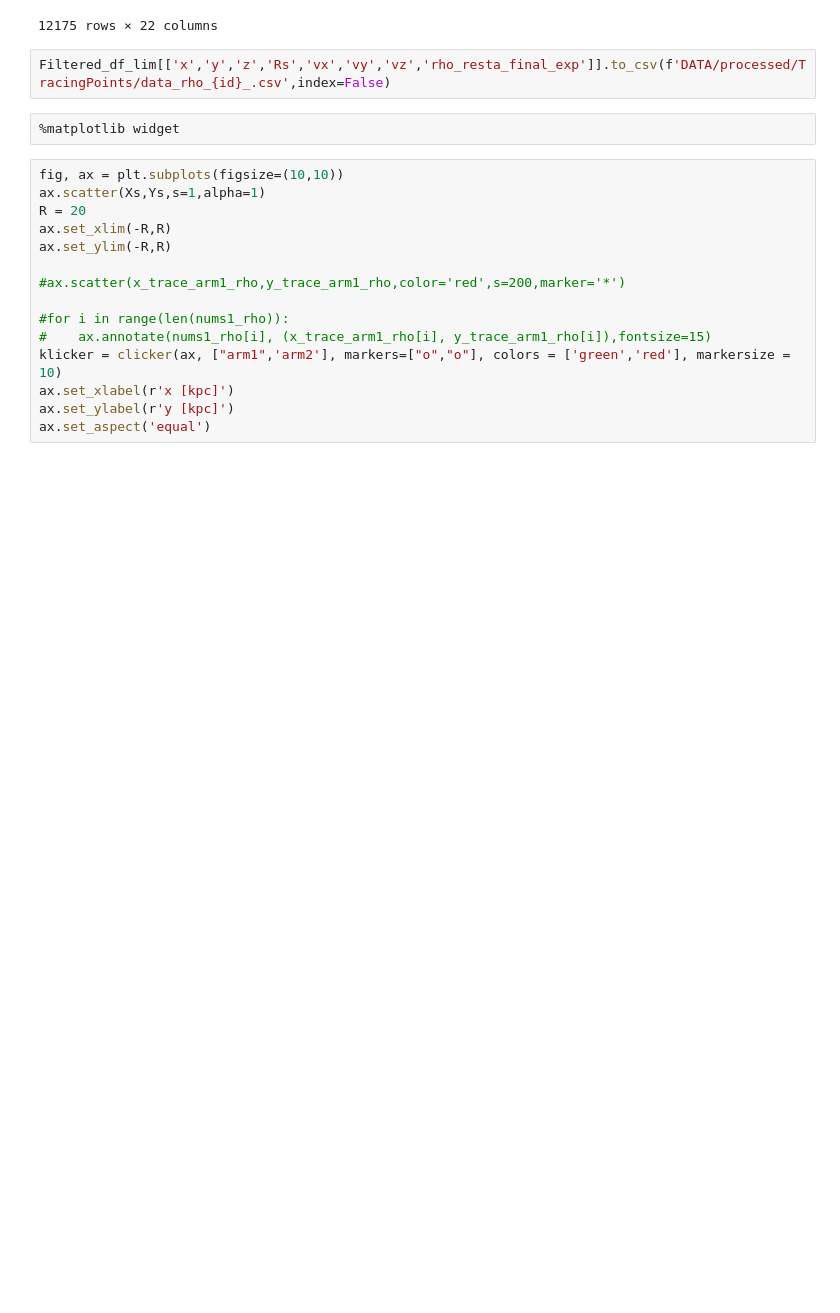
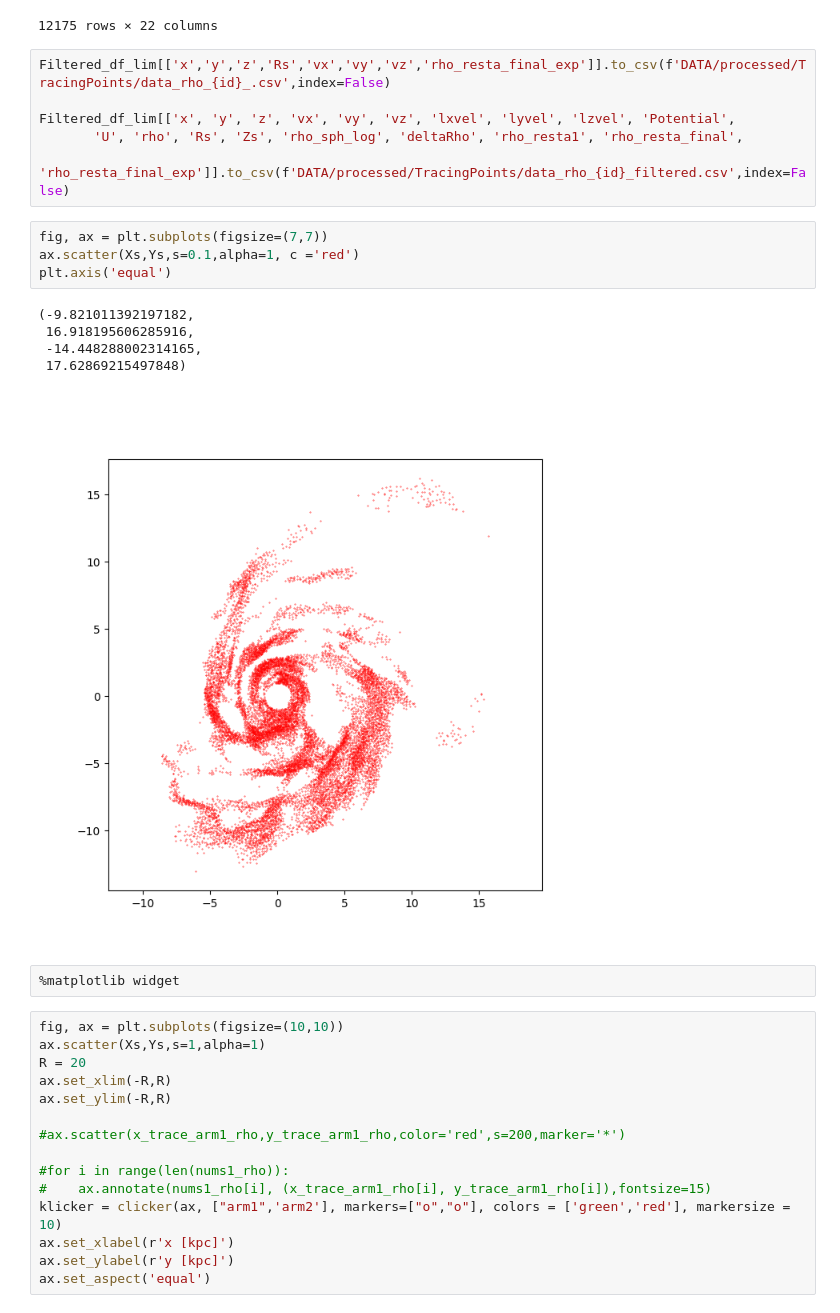
Before and after one commit to danielhcertuche/SpiralStructure_IllustrisTNG50, a Jupyter notebook: Arm_TracingPoints_rho-Copy23_09_DANI-Halo17.ipynb, the cells around one changed output. Drawn from its saved outputs; the diff is of its cells as text; blank space fills up the shorter version.

```diff
--- a/Arm_TracingPoints_rho-Copy23_09_DANI-Halo17.ipynb
+++ b/Arm_TracingPoints_rho-Copy23_09_DANI-Halo17.ipynb
@@ -347,6 +347,20 @@ Filtered_df_lim
 12175 rows × 22 columns
 # %%
 Filtered_df_lim[['x','y','z','Rs','vx','vy','vz','rho_resta_final_exp']].to_csv(f'DATA/processed/TracingPoints/data_rho_{id}_.csv',index=False)
+
+Filtered_df_lim[['x', 'y', 'z', 'vx', 'vy', 'vz', 'lxvel', 'lyvel', 'lzvel', 'Potential',
+       'U', 'rho', 'Rs', 'Zs', 'rho_sph_log', 'deltaRho', 'rho_resta1', 'rho_resta_final',
+       'rho_resta_final_exp']].to_csv(f'DATA/processed/TracingPoints/data_rho_{id}_filtered.csv',index=False)
+# %%
+fig, ax = plt.subplots(figsize=(7,7))
+ax.scatter(Xs,Ys,s=0.1,alpha=1, c ='red')
+plt.axis('equal')
+# %% [output]
+(-9.821011392197182,
+ 16.918195606285916,
+ -14.448288002314165,
+ 17.62869215497848)
+[figure, added]
 # %%
 %matplotlib widget
 # %%
```
Also changed, not shown: 6 other files.
